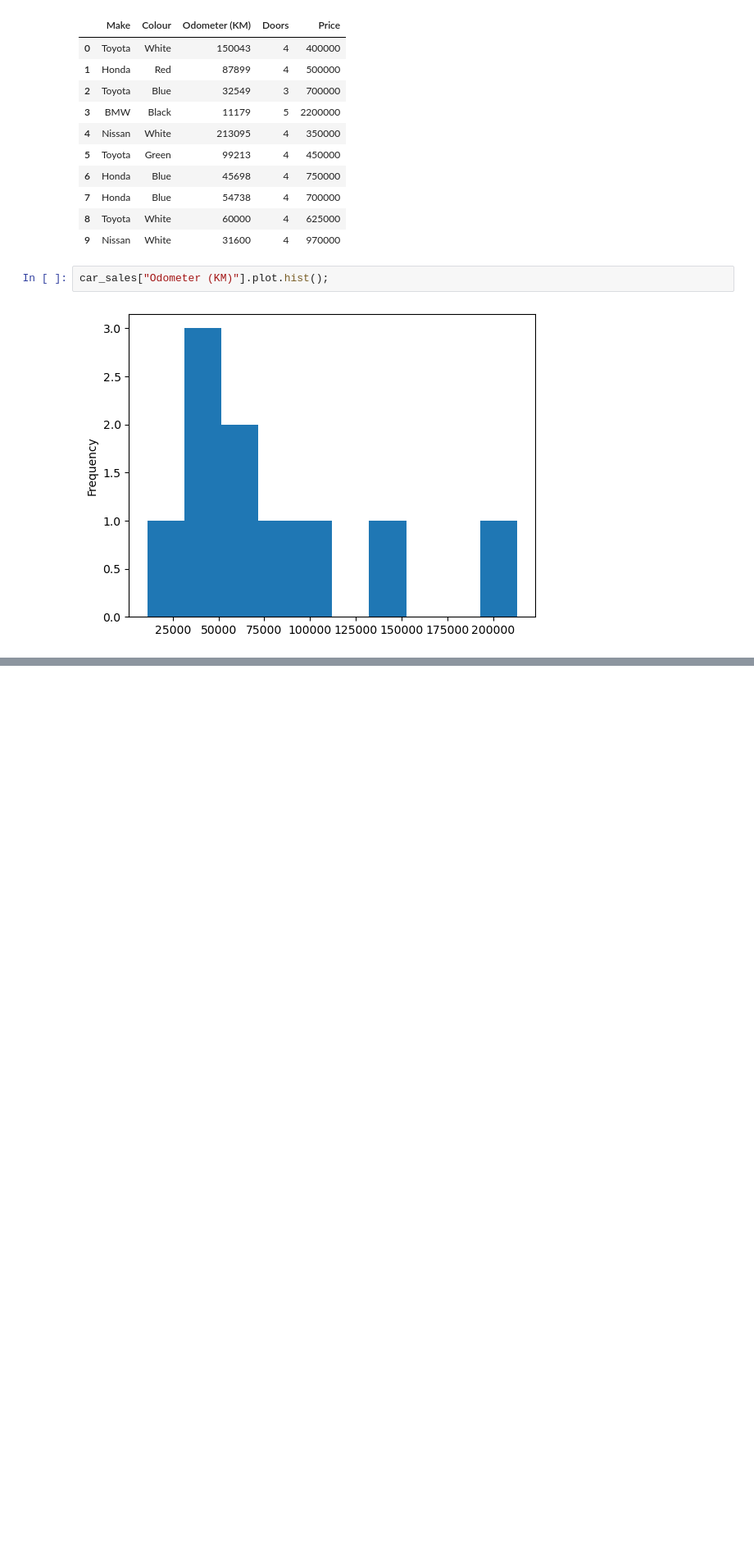
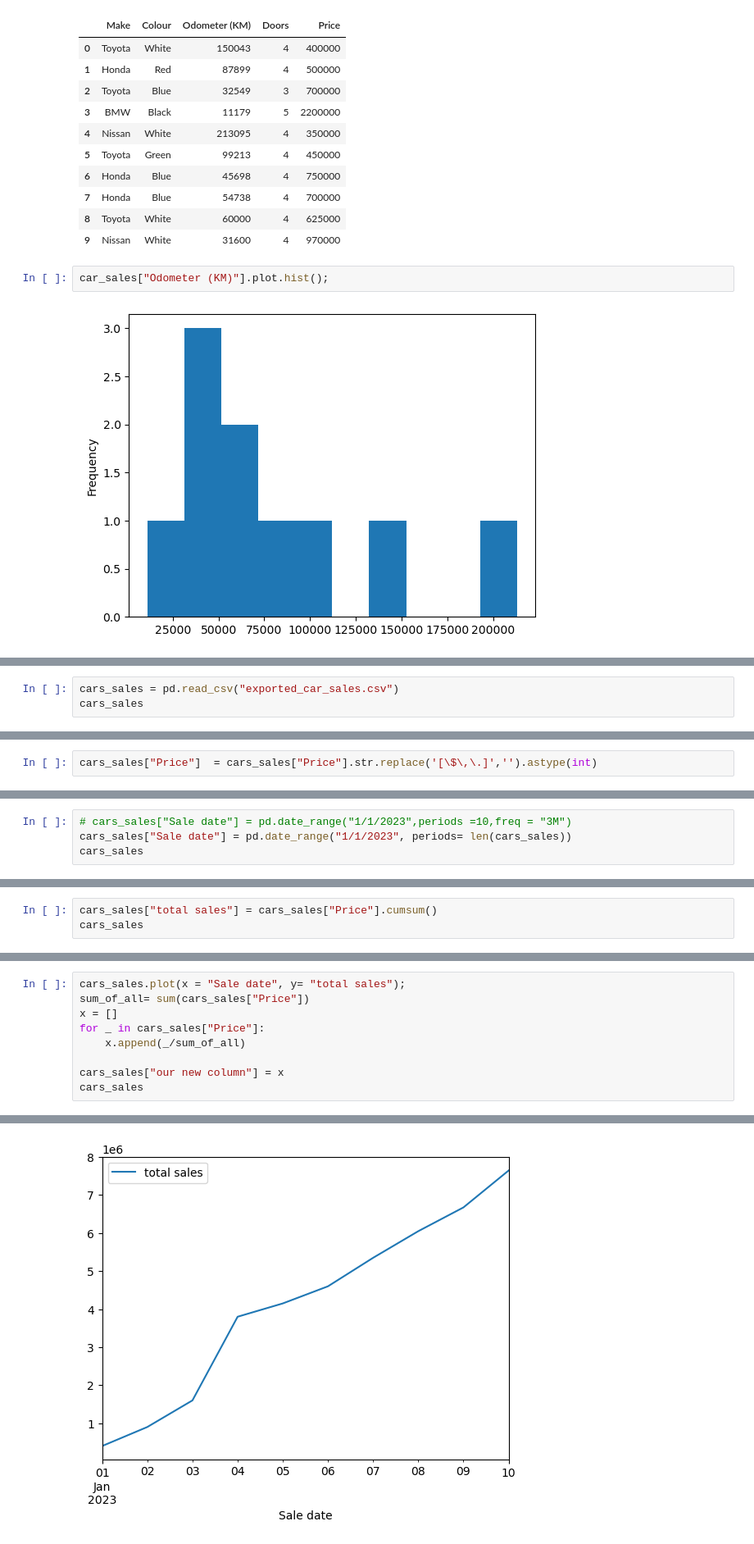
Before and after one commit to mostafa-sadeghi/alireza_garshasbi, a Jupyter notebook: datascience/Projects/about_matplotlib.ipynb, the cells around one changed output, grey strips where cells are left out. Shown at 82% size. Cells and saved outputs as stored; diff of their text form; blank space fills up the shorter version.

```diff
--- a/datascience/Projects/about_matplotlib.ipynb
+++ b/datascience/Projects/about_matplotlib.ipynb
@@ -104,0 +108,3 @@ car_sales["Odometer (KM)"].plot.hist();
+# %%
+cars_sales = pd.read_csv("exported_car_sales.csv")
+cars_sales
@@ -104,0 +146,2 @@ car_sales["Odometer (KM)"].plot.hist();
+# %%
+cars_sales["Price"]  = cars_sales["Price"].str.replace('[\$\,\.]','').astype(int)
@@ -104,0 +162,4 @@ car_sales["Odometer (KM)"].plot.hist();
+# %%
+# cars_sales["Sale date"] = pd.date_range("1/1/2023",periods =10,freq = "3M")
+cars_sales["Sale date"] = pd.date_range("1/1/2023", periods= len(cars_sales))
+cars_sales
@@ -104,0 +178,3 @@ car_sales["Odometer (KM)"].plot.hist();
+# %%
+cars_sales["total sales"] = cars_sales["Price"].cumsum()
+cars_sales
@@ -104,0 +193,10 @@ car_sales["Odometer (KM)"].plot.hist();
+# %%
+cars_sales.plot(x = "Sale date", y= "total sales");
+sum_of_all= sum(cars_sales["Price"])
+x = []
+for _ in cars_sales["Price"]:
+    x.append(_/sum_of_all)
+
+cars_sales["our new column"] = x
+cars_sales
+# %% [output]
@@ -104,0 +214 @@ car_sales["Odometer (KM)"].plot.hist();
+[figure, added]
```
Also changed, not shown: parts of 22 cells of this notebook, 1 other file.
